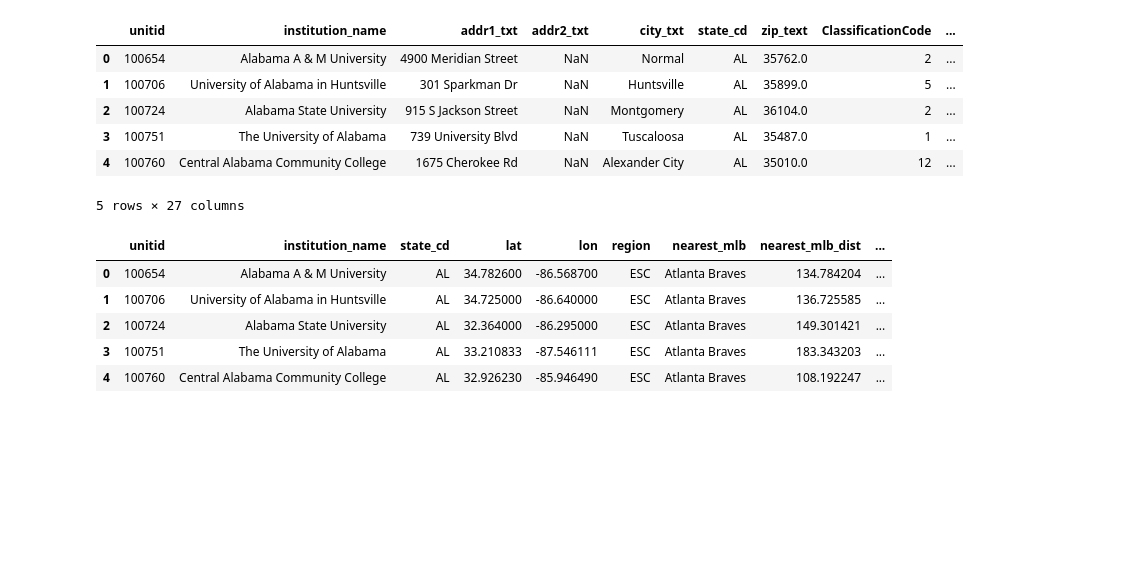
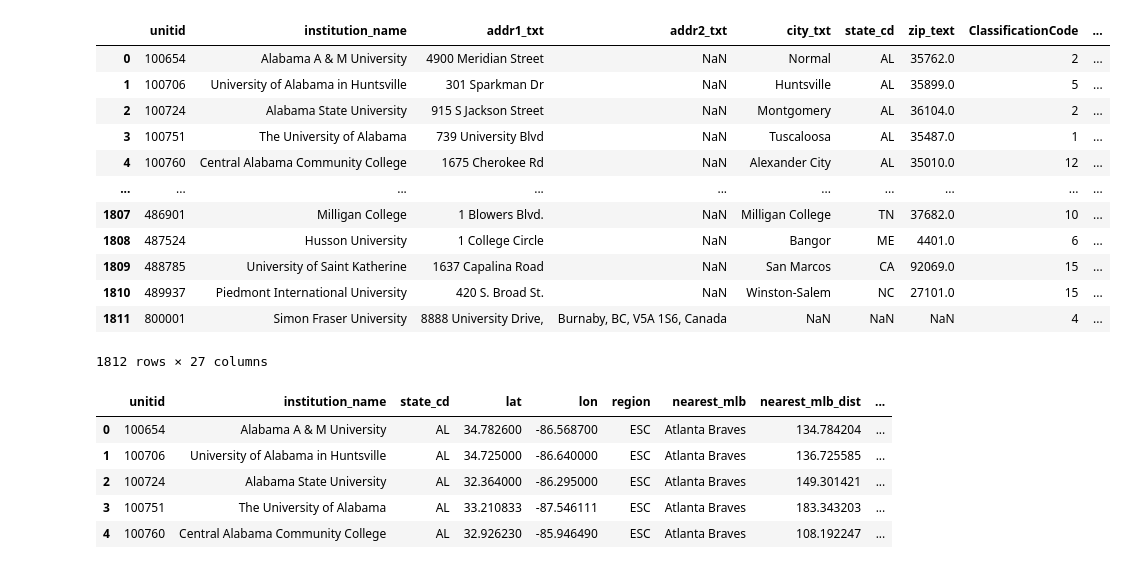
Before and after one commit to ean-maloney/final_project, a Jupyter notebook: EDA/EDA1.ipynb, the cells around one changed output. Cells and saved outputs as stored; diff of their text form; code cells hidden in the pictures; blank space fills up the shorter version.

```diff
--- a/EDA/EDA1.ipynb
+++ b/EDA/EDA1.ipynb
@@ -10,15 +10,21 @@ school_geo = pd.read_csv('../Data Transform/school_geo.csv')
 mlb_geo = pd.read_csv('../Data Transform/dataMLB.csv')
 nba_geo = pd.read_csv('../Data Transform/dataNBA.csv')
 # %%
-eada.head()
+eada
 # %% [output]
 |  | unitid | institution_name | addr1_txt | addr2_txt | city_txt | state_cd | zip_text | ClassificationCode | ... |
 | 0 | 100654 | Alabama A & M University | 4900 Meridian Street | NaN | Normal | AL | 35762.0 | 2 | ... |
 | 1 | 100706 | University of Alabama in Huntsville | 301 Sparkman Dr | NaN | Huntsville | AL | 35899.0 | 5 | ... |
 | 2 | 100724 | Alabama State University | 915 S Jackson Street | NaN | Montgomery | AL | 36104.0 | 2 | ... |
 | 3 | 100751 | The University of Alabama | 739 University Blvd | NaN | Tuscaloosa | AL | 35487.0 | 1 | ... |
 | 4 | 100760 | Central Alabama Community College | 1675 Cherokee Rd | NaN | Alexander City | AL | 35010.0 | 12 | ... |
+| ... | ... | ... | ... | ... | ... | ... | ... | ... | ... |
+| 1807 | 486901 | Milligan College | 1 Blowers Blvd. | NaN | Milligan College | TN | 37682.0 | 10 | ... |
+| 1808 | 487524 | Husson University | 1 College Circle | NaN | Bangor | ME | 4401.0 | 6 | ... |
+| 1809 | 488785 | University of Saint Katherine | 1637 Capalina Road | NaN | San Marcos | CA | 92069.0 | 15 | ... |
+| 1810 | 489937 | Piedmont International University | 420 S. Broad St. | NaN | Winston-Salem | NC | 27101.0 | 15 | ... |
+| 1811 | 800001 | Simon Fraser University | 8888 University Drive, | Burnaby, BC, V5A 1S6, Canada | NaN | NaN | NaN | 4 | ... |
-5 rows × 27 columns
+1812 rows × 27 columns
 # %%
 school_geo.head()
 # %% [output]
```
Also changed, not shown: parts of 19 cells of this notebook, 2 other files.
